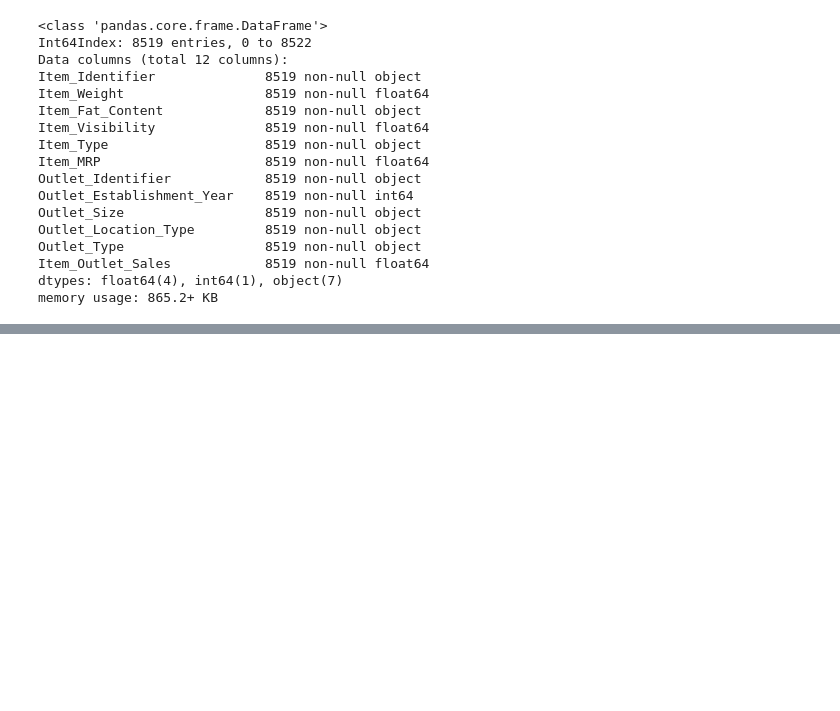
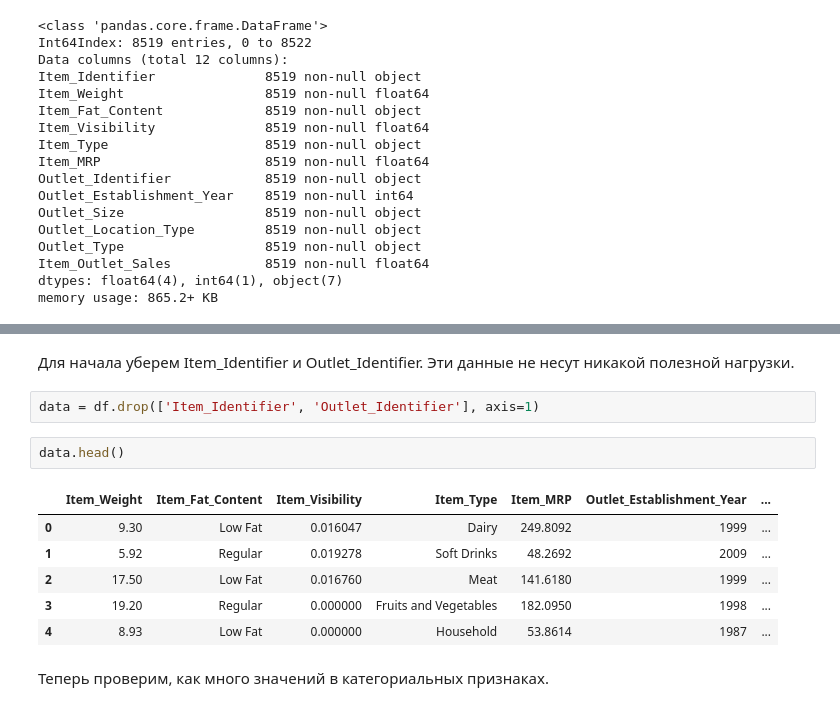
Before and after one commit to mrvanolog/Netology, a Jupyter notebook: Машинное обучение 2.0/Построение модели/SemiFinal/SemiFinal.ipynb, the cells around one changed output, grey strips where cells are left out. Cells and saved outputs as stored; diff of their text form; blank space fills up the shorter version.

```diff
--- a/Машинное обучение 2.0/Построение модели/SemiFinal/SemiFinal.ipynb
+++ b/Машинное обучение 2.0/Построение модели/SemiFinal/SemiFinal.ipynb
@@ -271,0 +286,15 @@ memory usage: 865.2+ KB
+# %% [markdown]
+Для начала уберем Item_Identifier и Outlet_Identifier. Эти данные не несут никакой полезной нагрузки.
+# %%
+data = df.drop(['Item_Identifier', 'Outlet_Identifier'], axis=1)
+# %%
+data.head()
+# %% [output]
+|  | Item_Weight | Item_Fat_Content | Item_Visibility | Item_Type | Item_MRP | Outlet_Establishment_Year | ... |
+| 0 | 9.30 | Low Fat | 0.016047 | Dairy | 249.8092 | 1999 | ... |
+| 1 | 5.92 | Regular | 0.019278 | Soft Drinks | 48.2692 | 2009 | ... |
+| 2 | 17.50 | Low Fat | 0.016760 | Meat | 141.6180 | 1999 | ... |
+| 3 | 19.20 | Regular | 0.000000 | Fruits and Vegetables | 182.0950 | 1998 | ... |
+| 4 | 8.93 | Low Fat | 0.000000 | Household | 53.8614 | 1987 | ... |
+# %% [markdown]
+Теперь проверим, как много значений в категориальных признаках.
```
Also changed, not shown: parts of 19 cells of this notebook.
